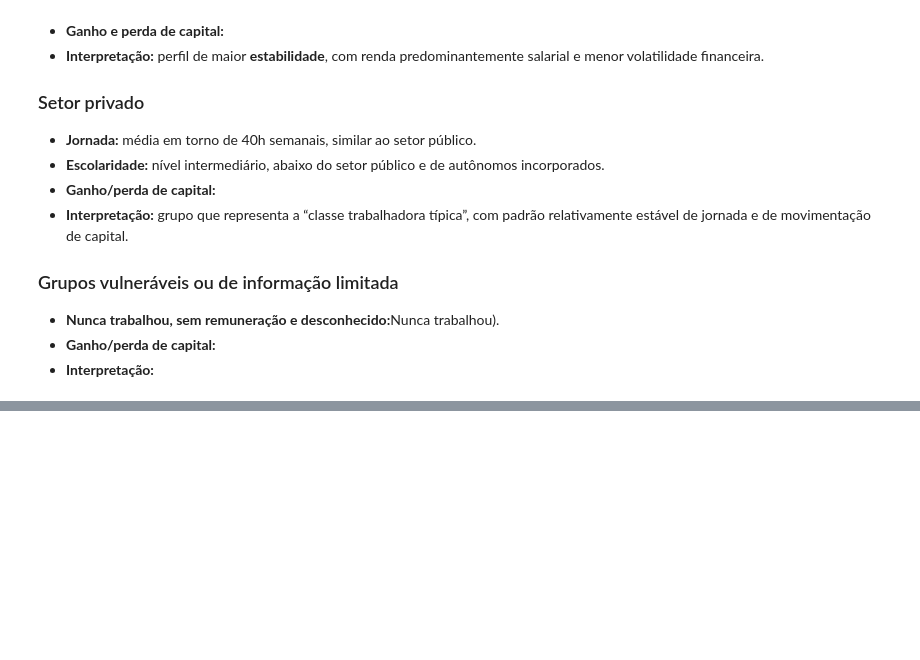
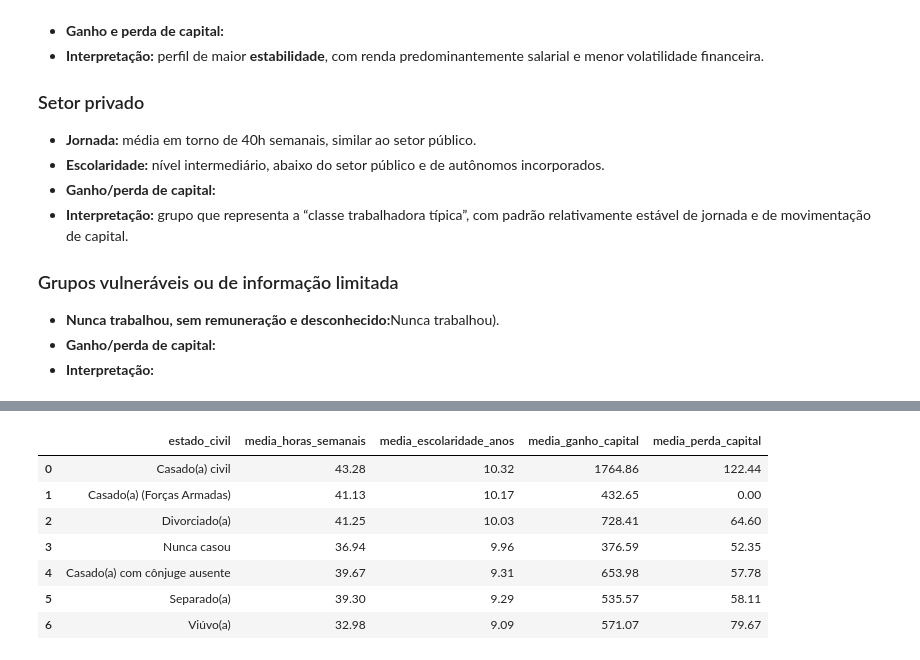
Before and after one commit to RicardodeSouzaSilva/Case_de_Consultoria_Classificacao_de_Renda-, a Jupyter notebook: classificacao_renda.ipynb, the cells around one changed output, grey strips where cells are left out. Drawn from its saved outputs; the diff is of its cells as text; code cells hidden in the pictures; blank space fills up the shorter version.

```diff
--- a/classificacao_renda.ipynb
+++ b/classificacao_renda.ipynb
@@ -1412,0 +1807,81 @@ plt.show()
+# %%
+# Tabela com médias por Estado Civil
+
+# Cria uma tabela resumo com as médias das variáveis numéricas
+# para cada categoria de 'estado_civil'
+tabela_media_estado_civil = (
+    dataset
+        # 1) Agrupa o DataFrame pela variável categórica 'estado_civil'
+        # ------------------------------------------------------------------
+        # - `.groupby('estado_civil', as_index=False)` diz ao pandas:
+        #     "Separe o DataFrame em grupos, onde cada grupo contém
+        #      todas as linhas com o mesmo valor em 'estado_civil'."
+        # - `as_index=False` garante que 'estado_civil' permaneça como
+        #   uma coluna normal no DataFrame resultante, em vez de virar índice.
+        .groupby('estado_civil', as_index=False)
+
+        # 2) Calcula a MÉDIA das variáveis numéricas selecionadas
+        # ------------------------------------------------------------------
+        # Para cada grupo de `estado_civil`, serão calculadas:
+        #   - média de 'horas_semanais'          → jornada média de trabalho
+        #   - média de 'escolaridade_anos'       → anos médios de estudo
+        #   - média de 'ganho_capital'           → ganho médio de capital
+        #   - média de 'perda_capital'           → perda média de capital
+        # O resultado é um DataFrame onde cada linha representa um estado civil
+        # e as colunas numéricas representam as médias dessas variáveis.
+        .agg({
+            'horas_semanais': 'mean',
+            'escolaridade_anos': 'mean',
+            'ganho_capital': 'mean',
+            'perda_capital': 'mean'
+        })
+
+        # 3) Arredonda todas as colunas numéricas para 2 casas decimais
+        # ------------------------------------------------------------------
+        # - `.round(2)` aplica o arredondamento em todas as colunas numéricas
+        #   do DataFrame resultante.
+        # - Isso torna a tabela mais legível, principalmente em relatórios,
+        #   evitando muitos dígitos após a vírgula.
+        .round(2)
+
+        # 4) Renomeia as colunas para explicitar que são MÉDIAS
+        # ------------------------------------------------------------------
+        # - `.rename(columns={...})` altera os nomes das colunas originais.
+        # - Aqui deixamos claro no próprio nome da coluna que o valor é
+        #   uma média, e não um valor individual por pessoa.
+        .rename(columns={
+            'horas_semanais': 'media_horas_semanais',           # média de horas semanais
+            'escolaridade_anos': 'media_escolaridade_anos',     # média de anos de estudo
+            'ganho_capital': 'media_ganho_capital',             # média de ganho de capital
+            'perda_capital': 'media_perda_capital'              # média de perda de capital
+        })
+
+        # 5) Ordena as linhas pela média de anos de estudo
+        # ------------------------------------------------------------------
+        # - `.sort_values('media_escolaridade_anos', ascending=False)`
+        #   ordena o DataFrame da maior para a menor média de anos de escolaridade.
+        # - Assim, os estados civis com maior escolaridade média aparecem primeiro,
+        #   facilitando a interpretação dos resultados.
+        .sort_values('media_escolaridade_anos', ascending=False)
+
+        # 6) Reorganiza o índice do DataFrame
+        # ------------------------------------------------------------------
+        # - `.reset_index(drop=True)` cria um índice sequencial (0, 1, 2, ...)
+        #   depois da ordenação.
+        # - `drop=True` indica que o índice antigo não deve ser mantido
+        #   como coluna no DataFrame final.
+        .reset_index(drop=True)
+)
+
+# Exibe a tabela resumo com as médias por estado civil,
+# já arredondadas, renomeadas e ordenadas.
+tabela_media_estado_civil
+# %% [output]
+|  | estado_civil | media_horas_semanais | media_escolaridade_anos | media_ganho_capital | media_perda_capital |
+| 0 | Casado(a) civil | 43.28 | 10.32 | 1764.86 | 122.44 |
+| 1 | Casado(a) (Forças Armadas) | 41.13 | 10.17 | 432.65 | 0.00 |
+| 2 | Divorciado(a) | 41.25 | 10.03 | 728.41 | 64.60 |
+| 3 | Nunca casou | 36.94 | 9.96 | 376.59 | 52.35 |
+| 4 | Casado(a) com cônjuge ausente | 39.67 | 9.31 | 653.98 | 57.78 |
+| 5 | Separado(a) | 39.30 | 9.29 | 535.57 | 58.11 |
+| 6 | Viúvo(a) | 32.98 | 9.09 | 571.07 | 79.67 |
```
Also changed, not shown: parts of 32 cells of this notebook.
